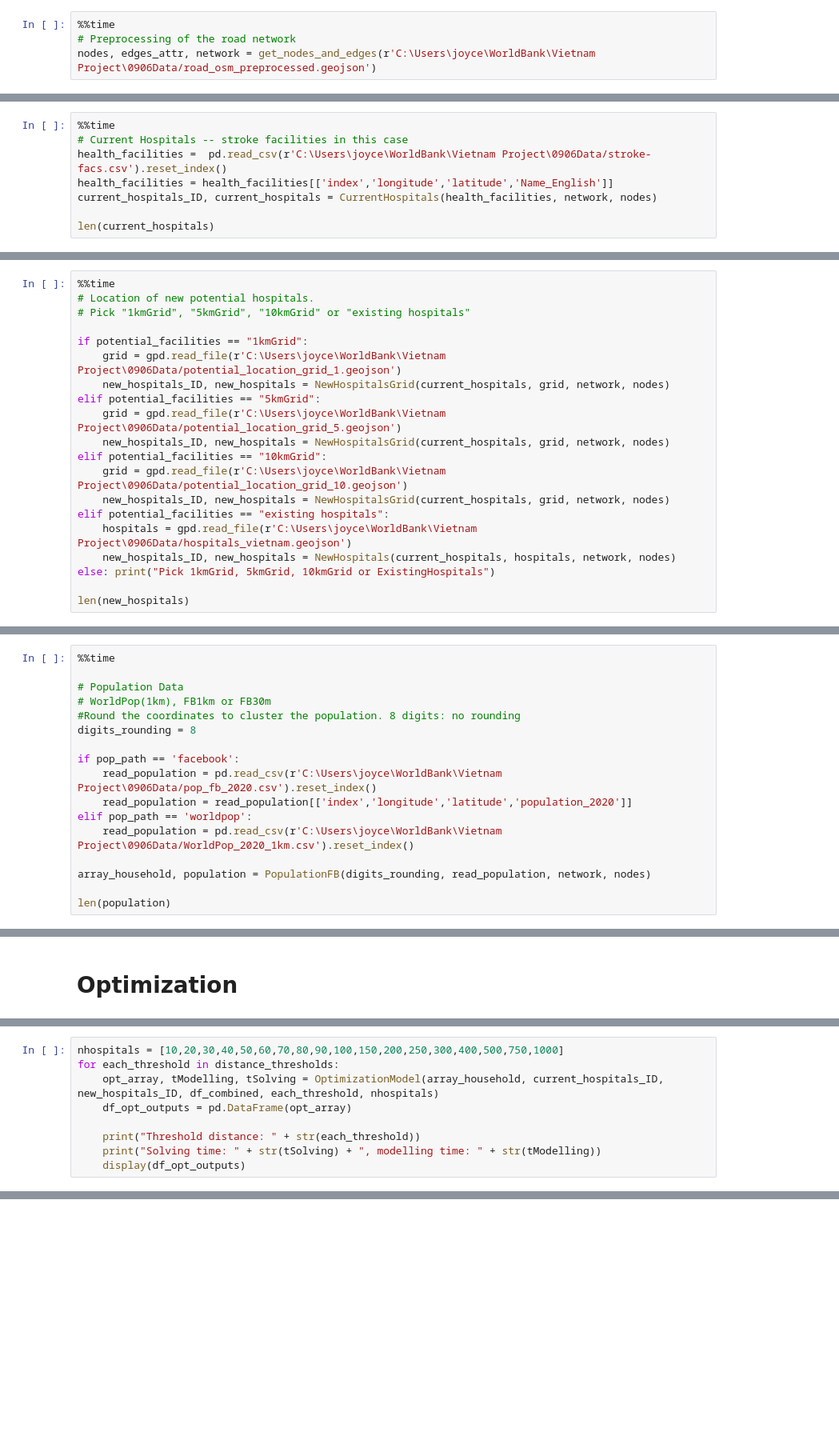
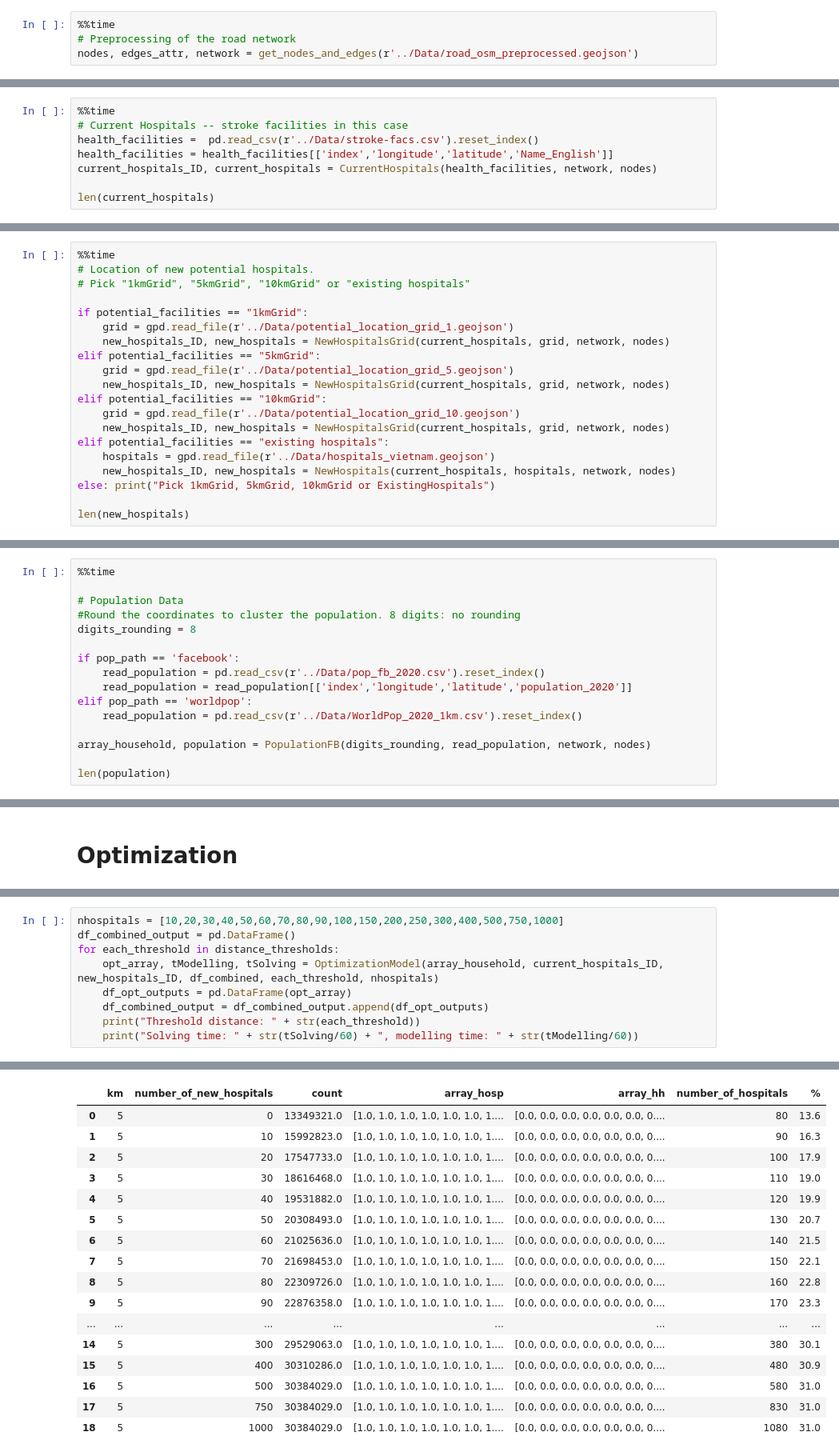
Before and after one commit to Analytics-for-a-Better-World/GPBP_Analytics_Tools, a Jupyter notebook: Analytics Notebooks/Vietnam_Optimization_Model.ipynb, the cells around one changed output, grey strips where cells are left out. Shown at 80% size. Saved outputs shown, nothing was run; the diff lists cells and outputs as text; blank space fills up the shorter version.

Commit message:
Updated Optimisation Model Visualization

```diff
--- a/Analytics Notebooks/Vietnam_Optimization_Model.ipynb
+++ b/Analytics Notebooks/Vietnam_Optimization_Model.ipynb
@@ -59,4 +62,4 @@ from InputDataPreprocessingv1 import CurrentHospitals, NewHospitals, NewHospital
 # %%
 %%time
 # Preprocessing of the road network
-nodes, edges_attr, network = get_nodes_and_edges(r'C:\Users\joyce\WorldBank\Vietnam Project\0906Data/road_osm_preprocessed.geojson')
+nodes, edges_attr, network = get_nodes_and_edges(r'../Data/road_osm_preprocessed.geojson')
@@ -69,7 +77,7 @@ plt.show()
 # %%
 %%time
 # Current Hospitals -- stroke facilities in this case
-health_facilities =  pd.read_csv(r'C:\Users\joyce\WorldBank\Vietnam Project\0906Data/stroke-facs.csv').reset_index()
+health_facilities =  pd.read_csv(r'../Data/stroke-facs.csv').reset_index()
 health_facilities = health_facilities[['index','longitude','latitude','Name_English']]
 current_hospitals_ID, current_hospitals = CurrentHospitals(health_facilities, network, nodes)
 
@@ -80,16 +92,16 @@ len(current_hospitals)
 # Pick "1kmGrid", "5kmGrid", "10kmGrid" or "existing hospitals"
 
 if potential_facilities == "1kmGrid":
-    grid = gpd.read_file(r'C:\Users\joyce\WorldBank\Vietnam Project\0906Data/potential_location_grid_1.geojson')
+    grid = gpd.read_file(r'../Data/potential_location_grid_1.geojson')
     new_hospitals_ID, new_hospitals = NewHospitalsGrid(current_hospitals, grid, network, nodes)
 elif potential_facilities == "5kmGrid":
-    grid = gpd.read_file(r'C:\Users\joyce\WorldBank\Vietnam Project\0906Data/potential_location_grid_5.geojson')
+    grid = gpd.read_file(r'../Data/potential_location_grid_5.geojson')
     new_hospitals_ID, new_hospitals = NewHospitalsGrid(current_hospitals, grid, network, nodes)
 elif potential_facilities == "10kmGrid":
-    grid = gpd.read_file(r'C:\Users\joyce\WorldBank\Vietnam Project\0906Data/potential_location_grid_10.geojson')
+    grid = gpd.read_file(r'../Data/potential_location_grid_10.geojson')
     new_hospitals_ID, new_hospitals = NewHospitalsGrid(current_hospitals, grid, network, nodes)
 elif potential_facilities == "existing hospitals":
-    hospitals = gpd.read_file(r'C:\Users\joyce\WorldBank\Vietnam Project\0906Data/hospitals_vietnam.geojson')
+    hospitals = gpd.read_file(r'../Data/hospitals_vietnam.geojson')
     new_hospitals_ID, new_hospitals = NewHospitals(current_hospitals, hospitals, network, nodes)
 else: print("Pick 1kmGrid, 5kmGrid, 10kmGrid or ExistingHospitals")
 
@@ -98,15 +114,14 @@ len(new_hospitals)
 %%time
 
 # Population Data
-# WorldPop(1km), FB1km or FB30m
 #Round the coordinates to cluster the population. 8 digits: no rounding
 digits_rounding = 8
 
 if pop_path == 'facebook':
-    read_population = pd.read_csv(r'C:\Users\joyce\WorldBank\Vietnam Project\0906Data/pop_fb_2020.csv').reset_index()
+    read_population = pd.read_csv(r'../Data/pop_fb_2020.csv').reset_index()
     read_population = read_population[['index','longitude','latitude','population_2020']]
 elif pop_path == 'worldpop':
-    read_population = pd.read_csv(r'C:\Users\joyce\WorldBank\Vietnam Project\0906Data/WorldPop_2020_1km.csv').reset_index()
+    read_population = pd.read_csv(r'../Data/WorldPop_2020_1km.csv').reset_index()
 
 array_household, population = PopulationFB(digits_rounding, read_population, network, nodes)
 
@@ -196,10 +227,11 @@ y_i = \begin{cases} 1 & \text{ if there is an opened health facility within } S
 $
 # %%
 nhospitals = [10,20,30,40,50,60,70,80,90,100,150,200,250,300,400,500,750,1000]
+df_combined_output = pd.DataFrame()
 for each_threshold in distance_thresholds:
     opt_array, tModelling, tSolving = OptimizationModel(array_household, current_hospitals_ID, new_hospitals_ID, df_combined, each_threshold, nhospitals)
     df_opt_outputs = pd.DataFrame(opt_array)
-
+    df_combined_output = df_combined_output.append(df_opt_outputs)
     print("Threshold distance: " + str(each_threshold))
-    print("Solving time: " + str(tSolving) + ", modelling time: " + str(tModelling))
-    display(df_opt_outputs)
+    print("Solving time: " + str(tSolving/60) + ", modelling time: " + str(tModelling/60))
+# %% [output]
@@ -205,0 +240,17 @@ for each_threshold in distance_thresholds:
+|  | km | number_of_new_hospitals | count | array_hosp | array_hh | number_of_hospitals | % |
+| 0 | 5 | 0 | 13349321.0 | [1.0, 1.0, 1.0, 1.0, 1.0, 1.0, 1.... | [0.0, 0.0, 0.0, 0.0, 0.0, 0.0, 0.... | 80 | 13.6 |
+| 1 | 5 | 10 | 15992823.0 | [1.0, 1.0, 1.0, 1.0, 1.0, 1.0, 1.... | [0.0, 0.0, 0.0, 0.0, 0.0, 0.0, 0.... | 90 | 16.3 |
+| 2 | 5 | 20 | 17547733.0 | [1.0, 1.0, 1.0, 1.0, 1.0, 1.0, 1.... | [0.0, 0.0, 0.0, 0.0, 0.0, 0.0, 0.... | 100 | 17.9 |
+| 3 | 5 | 30 | 18616468.0 | [1.0, 1.0, 1.0, 1.0, 1.0, 1.0, 1.... | [0.0, 0.0, 0.0, 0.0, 0.0, 0.0, 0.... | 110 | 19.0 |
+| 4 | 5 | 40 | 19531882.0 | [1.0, 1.0, 1.0, 1.0, 1.0, 1.0, 1.... | [0.0, 0.0, 0.0, 0.0, 0.0, 0.0, 0.... | 120 | 19.9 |
+| 5 | 5 | 50 | 20308493.0 | [1.0, 1.0, 1.0, 1.0, 1.0, 1.0, 1.... | [0.0, 0.0, 0.0, 0.0, 0.0, 0.0, 0.... | 130 | 20.7 |
+| 6 | 5 | 60 | 21025636.0 | [1.0, 1.0, 1.0, 1.0, 1.0, 1.0, 1.... | [0.0, 0.0, 0.0, 0.0, 0.0, 0.0, 0.... | 140 | 21.5 |
+| 7 | 5 | 70 | 21698453.0 | [1.0, 1.0, 1.0, 1.0, 1.0, 1.0, 1.... | [0.0, 0.0, 0.0, 0.0, 0.0, 0.0, 0.... | 150 | 22.1 |
+| 8 | 5 | 80 | 22309726.0 | [1.0, 1.0, 1.0, 1.0, 1.0, 1.0, 1.... | [0.0, 0.0, 0.0, 0.0, 0.0, 0.0, 0.... | 160 | 22.8 |
+| 9 | 5 | 90 | 22876358.0 | [1.0, 1.0, 1.0, 1.0, 1.0, 1.0, 1.... | [0.0, 0.0, 0.0, 0.0, 0.0, 0.0, 0.... | 170 | 23.3 |
+| ... | ... | ... | ... | ... | ... | ... | ... |
+| 14 | 5 | 300 | 29529063.0 | [1.0, 1.0, 1.0, 1.0, 1.0, 1.0, 1.... | [0.0, 0.0, 0.0, 0.0, 0.0, 0.0, 0.... | 380 | 30.1 |
+| 15 | 5 | 400 | 30310286.0 | [1.0, 1.0, 1.0, 1.0, 1.0, 1.0, 1.... | [0.0, 0.0, 0.0, 0.0, 0.0, 0.0, 0.... | 480 | 30.9 |
+| 16 | 5 | 500 | 30384029.0 | [1.0, 1.0, 1.0, 1.0, 1.0, 1.0, 1.... | [0.0, 0.0, 0.0, 0.0, 0.0, 0.0, 0.... | 580 | 31.0 |
+| 17 | 5 | 750 | 30384029.0 | [1.0, 1.0, 1.0, 1.0, 1.0, 1.0, 1.... | [0.0, 0.0, 0.0, 0.0, 0.0, 0.0, 0.... | 830 | 31.0 |
+| 18 | 5 | 1000 | 30384029.0 | [1.0, 1.0, 1.0, 1.0, 1.0, 1.0, 1.... | [0.0, 0.0, 0.0, 0.0, 0.0, 0.0, 0.... | 1080 | 31.0 |
```
Also changed, not shown: parts of 14 cells of this notebook, 8 other files.
